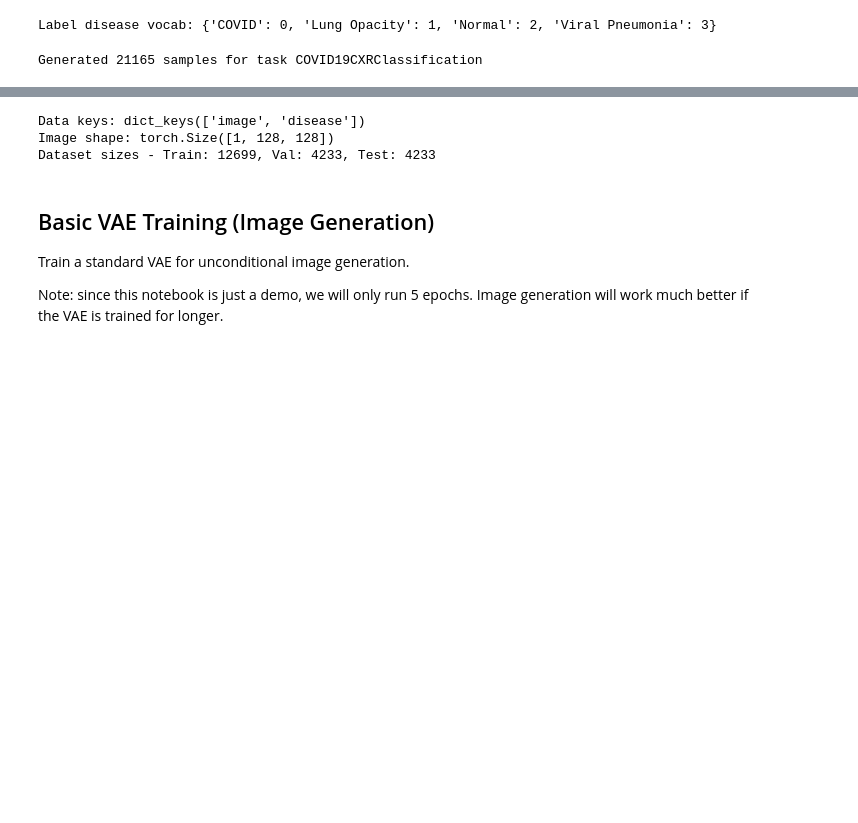
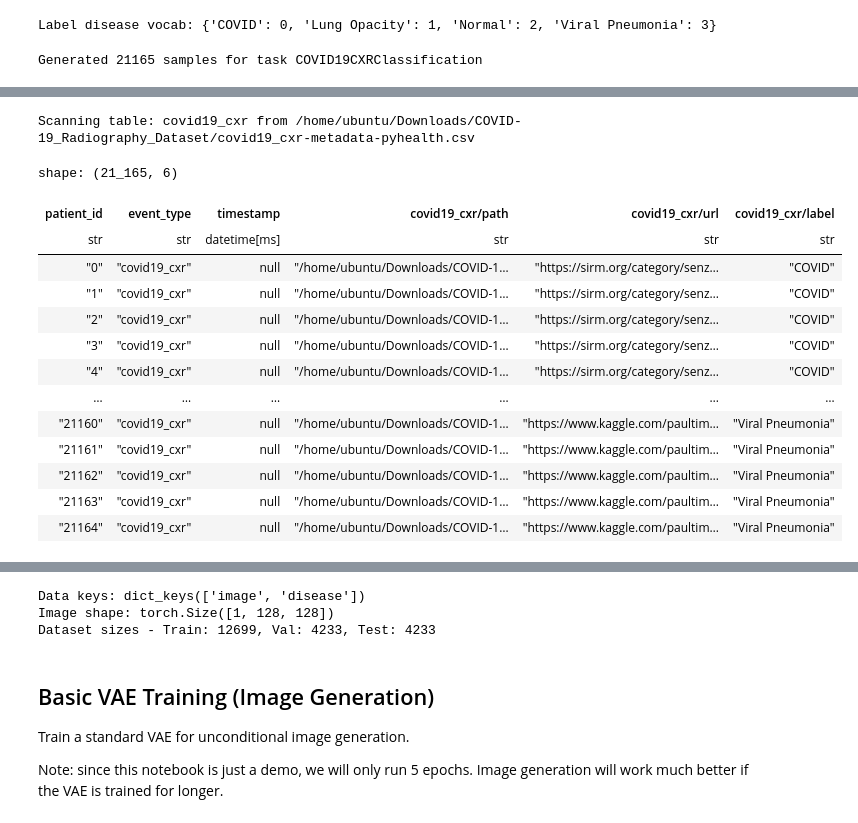
Before and after one commit to dalloliogm/PyHealth, a Jupyter notebook: examples/chestXray_image_generation_VAE.ipynb, the cells around one changed output, grey strips where cells are left out. Drawn from its saved outputs; the diff is of its cells as text; code cells hidden in the pictures; blank space fills up the shorter version.

```diff
--- a/examples/chestXray_image_generation_VAE.ipynb
+++ b/examples/chestXray_image_generation_VAE.ipynb
@@ -47,0 +54,19 @@ Generated 21165 samples for task COVID19CXRClassification
+# %%
+covid_metadata = base_dataset.load_table('covid19_cxr')
+covid_metadata.collect()
+# %% [output]
+Scanning table: covid19_cxr from /home/ubuntu/Downloads/COVID-19_Radiography_Dataset/covid19_cxr-metadata-pyhealth.csv
+shape: (21_165, 6)
+| patient_id | event_type | timestamp | covid19_cxr/path | covid19_cxr/url | covid19_cxr/label |
+| str | str | datetime[ms] | str | str | str |
+| "0" | "covid19_cxr" | null | "/home/ubuntu/Downloads/COVID-1… | "https://sirm.org/category/senz… | "COVID" |
+| "1" | "covid19_cxr" | null | "/home/ubuntu/Downloads/COVID-1… | "https://sirm.org/category/senz… | "COVID" |
+| "2" | "covid19_cxr" | null | "/home/ubuntu/Downloads/COVID-1… | "https://sirm.org/category/senz… | "COVID" |
+| "3" | "covid19_cxr" | null | "/home/ubuntu/Downloads/COVID-1… | "https://sirm.org/category/senz… | "COVID" |
+| "4" | "covid19_cxr" | null | "/home/ubuntu/Downloads/COVID-1… | "https://sirm.org/category/senz… | "COVID" |
+| … | … | … | … | … | … |
+| "21160" | "covid19_cxr" | null | "/home/ubuntu/Downloads/COVID-1… | "https://www.kaggle.com/paultim… | "Viral Pneumonia" |
+| "21161" | "covid19_cxr" | null | "/home/ubuntu/Downloads/COVID-1… | "https://www.kaggle.com/paultim… | "Viral Pneumonia" |
+| "21162" | "covid19_cxr" | null | "/home/ubuntu/Downloads/COVID-1… | "https://www.kaggle.com/paultim… | "Viral Pneumonia" |
+| "21163" | "covid19_cxr" | null | "/home/ubuntu/Downloads/COVID-1… | "https://www.kaggle.com/paultim… | "Viral Pneumonia" |
+| "21164" | "covid19_cxr" | null | "/home/ubuntu/Downloads/COVID-1… | "https://www.kaggle.com/paultim… | "Viral Pneumonia" |
```
Also changed, not shown: parts of 9 cells of this notebook.
